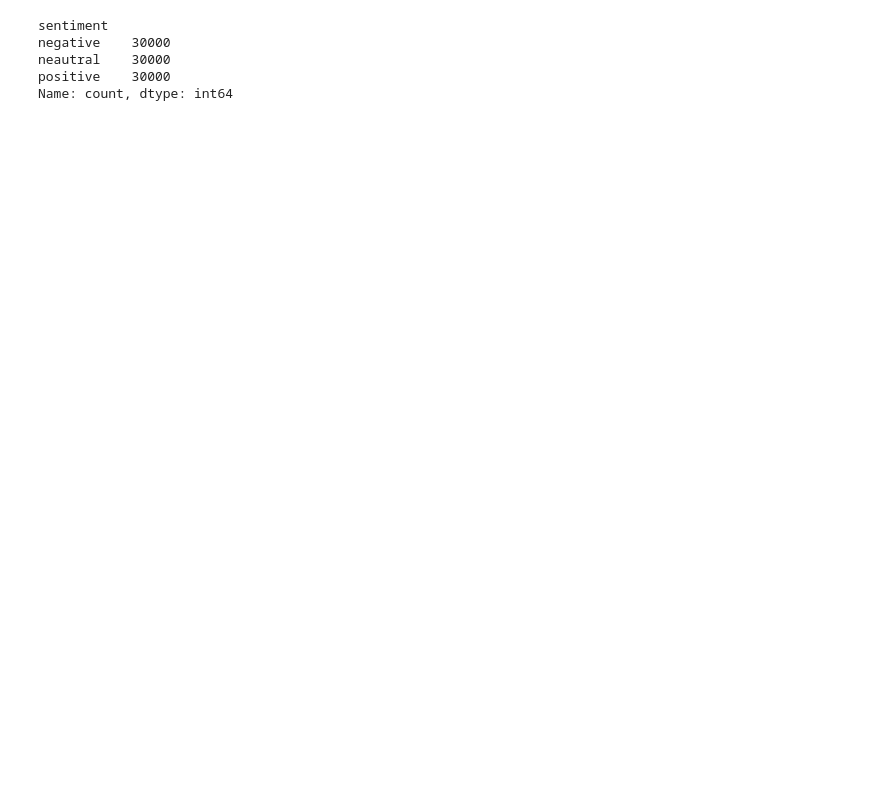
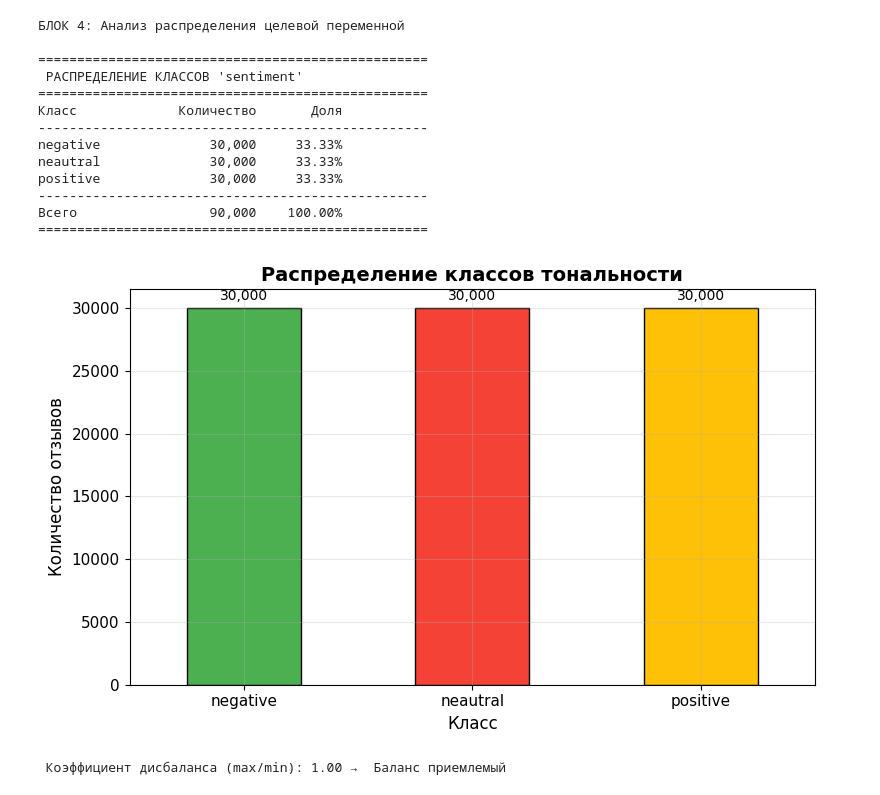
Before and after one commit to borzovB/Recurrent_Neural_Network_Project_Predicting_Response_Status, a Jupyter notebook: Model_Training.ipynb, the cells around one changed output. Cells and saved outputs as stored; diff of their text form; code cells hidden in the pictures; blank space fills up the shorter version.

Commit message:
Data processing 2

```diff
--- a/Model_Training.ipynb
+++ b/Model_Training.ipynb
@@ -8,2 +45,19 @@ True
 # %%
-df = pd.read_csv("source/rureviews-master/women-clothing-accessories.3-class.balanced.csv", sep="\t")
+print("БЛОК 3: Загрузка датасета в DataFrame")
+
+# Загрузка данных из TSV-файла (разделитель табуляции \t)
+# Для согласованности используем константу DATASET_PATH из Блока 2
+df = pd.read_csv(DATASET_PATH, sep="\t")
+
+# Структурированный вывод мета-информации
+print("\n" + "="*48)
+print(" ДАТАСЕТ УСПЕШНО ЗАГРУЖЕН")
+print("="*48)
+print(f" Размер:        {df.shape[0]:,} строк × {df.shape[1]} столбцов")
+print(f" Столбцы:      {', '.join(df.columns)}")
+print(f" Память:       {df.memory_usage(deep=True).sum() / 1024**2:.2f} МБ")
+print("="*48)
+
+# Вывод первых 3 строк в компактном табличном виде
+print("\n ПЕРВЫЕ 3 СТРОКИ:")
+print(df.head(3).to_string(index=False, max_colwidth=50))
@@ -10,9 +80,58 @@ df = pd.read_csv("source/rureviews-master/women-clothing-accessories.3-class.bal
 # %%
+print("БЛОК 4: Анализ распределения целевой переменной")
+
+# Подсчёт количества примеров для каждого класса
 counts = df['sentiment'].value_counts()
-print(counts)
+
+# Вывод распределения классов
+print("\n" + "="*50)
+print(" РАСПРЕДЕЛЕНИЕ КЛАССОВ 'sentiment'")
+print("="*50)
+print(f"{'Класс':<15} {'Количество':>12} {'Доля':>10}")
+print("-"*50)
+for label, count in counts.items():
+    percent = count / len(df) * 100
+    print(f"{str(label):<15} {count:>12,} {percent:>9.2f}%")
+print("-"*50)
+print(f"{'Всего':<15} {len(df):>12,} {'100.00%':>10}")
+print("="*50)
+
+# Визуализация: столбчатая диаграмма распределения
+plt.figure(figsize=(8, 5))
+bars = counts.plot(kind='bar', color=['#4CAF50', '#F44336', '#FFC107'], edgecolor='black')
+
+# Добавление подписей значений на столбцы
+for bar in bars.patches:
+    height = bar.get_height()
+    plt.text(bar.get_x() + bar.get_width()/2, height + len(df)*0.005,
+             f'{int(height):,}', ha='center', va='bottom', fontsize=10)
+
+plt.title('Распределение классов тональности', fontsize=14, fontweight='bold')
+plt.xlabel('Класс', fontsize=12)
+plt.ylabel('Количество отзывов', fontsize=12)
+plt.xticks(rotation=0)
+plt.tight_layout()
+plt.show()
+
+# Проверка на дисбаланс (порог: отношение макс/мин > 2)
+ratio = counts.max() / counts.min()
+imbalance_warning = " Дисбаланс!" if ratio > 2 else " Баланс приемлемый"
+print(f"\n Коэффициент дисбаланса (max/min): {ratio:.2f} → {imbalance_warning}")
+if ratio > 2:
+    print(" Рекомендация: использовать class_weight='balanced' при обучении модели")
 # %% [output]
-sentiment
-negative    30000
-neautral    30000
-positive    30000
-Name: count, dtype: int64
+БЛОК 4: Анализ распределения целевой переменной
+
+==================================================
+ РАСПРЕДЕЛЕНИЕ КЛАССОВ 'sentiment'
+==================================================
+Класс             Количество       Доля
+--------------------------------------------------
+negative              30,000     33.33%
+neautral              30,000     33.33%
+positive              30,000     33.33%
+--------------------------------------------------
+Всего                 90,000    100.00%
+==================================================
+[figure, added]
+ Коэффициент дисбаланса (max/min): 1.00 →  Баланс приемлемый
```
Also changed, not shown: parts of 32 cells of this notebook.
